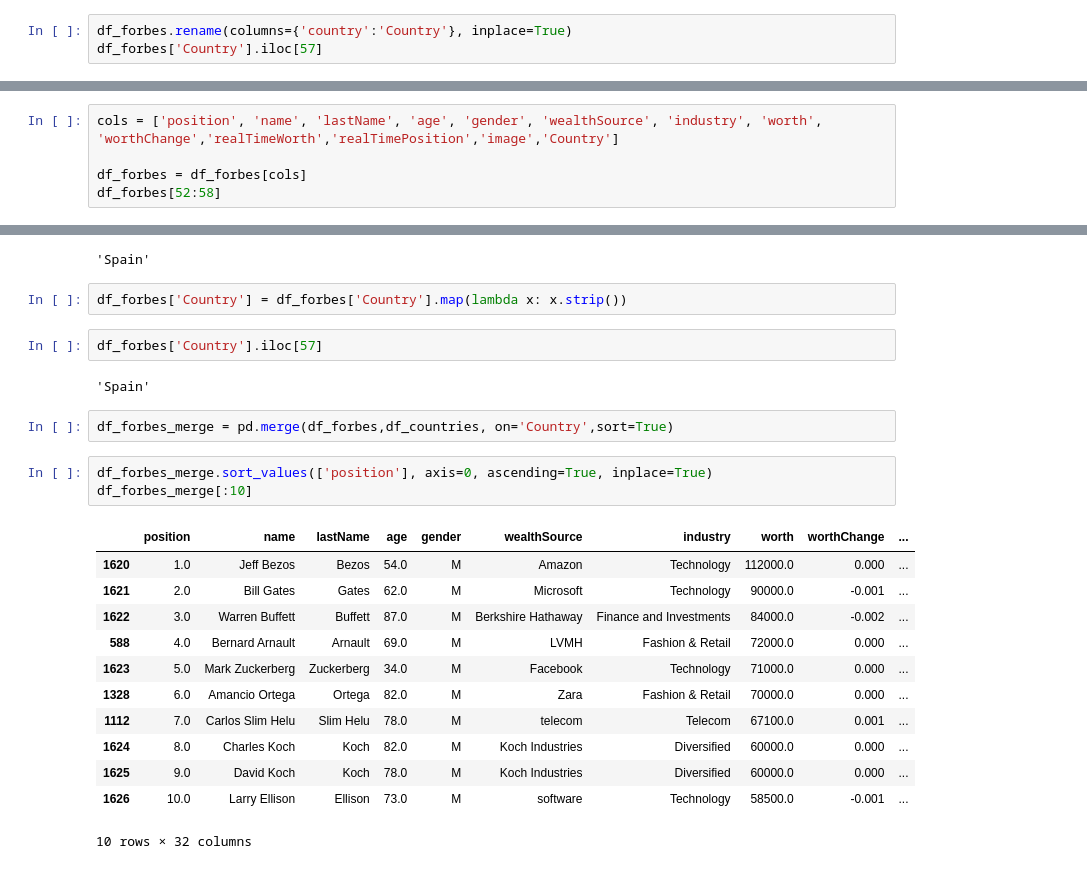
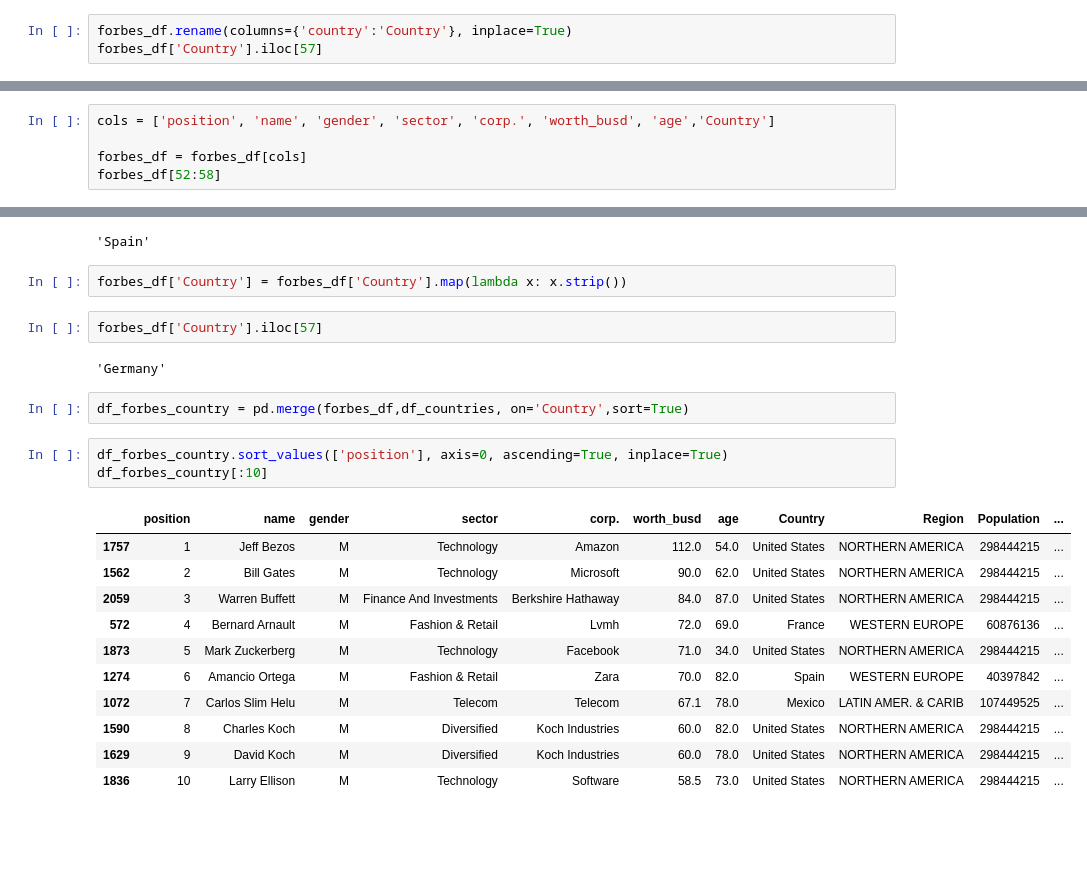
Before and after one commit to herreradelduque/Ironhack-Module-1-Project---Pandas-Pipelines, a Jupyter notebook: notebooks/notebook2.ipynb, the cells around one changed output, grey strips where cells are left out. Drawn from its saved outputs; the diff is of its cells as text; blank space fills up the shorter version.

```diff
--- a/notebooks/notebook2.ipynb
+++ b/notebooks/notebook2.ipynb
@@ -100,6 +178,6 @@ df_countries['Country'].iloc[190]
 # %% [markdown]
 ...but not in df_forbes
 # %%
-df_forbes.rename(columns={'country':'Country'}, inplace=True)
-df_forbes['Country'].iloc[57]
+forbes_df.rename(columns={'country':'Country'}, inplace=True)
+forbes_df['Country'].iloc[57]
 # %% [output]
@@ -124,6 +197,6 @@ cols_forbes
 # %%
-cols = ['position', 'name', 'lastName', 'age', 'gender', 'wealthSource', 'industry', 'worth', 'worthChange','realTimeWorth','realTimePosition','image','Country']
+cols = ['position', 'name', 'gender', 'sector', 'corp.', 'worth_busd', 'age','Country']
 
-df_forbes = df_forbes[cols]
-df_forbes[52:58]
+forbes_df = forbes_df[cols]
+forbes_df[52:58]
 # %% [output]
@@ -141,26 +214,25 @@ df_countries['Country'].iloc[190]
 # %% [output]
 'Spain'
 # %%
-df_forbes['Country'] = df_forbes['Country'].map(lambda x: x.strip())
+forbes_df['Country'] = forbes_df['Country'].map(lambda x: x.strip())
 # %%
-df_forbes['Country'].iloc[57]
+forbes_df['Country'].iloc[57]
 # %% [output]
-'Spain'
+'Germany'
 # %%
-df_forbes_merge = pd.merge(df_forbes,df_countries, on='Country',sort=True)
+df_forbes_country = pd.merge(forbes_df,df_countries, on='Country',sort=True)
 # %%
-df_forbes_merge.sort_values(['position'], axis=0, ascending=True, inplace=True)
-df_forbes_merge[:10]
+df_forbes_country.sort_values(['position'], axis=0, ascending=True, inplace=True)
+df_forbes_country[:10]
 # %% [output]
-|  | position | name | lastName | age | gender | wealthSource | industry | worth | worthChange | ... |
-| 1620 | 1.0 | Jeff Bezos | Bezos | 54.0 | M | Amazon | Technology | 112000.0 | 0.000 | ... |
-| 1621 | 2.0 | Bill Gates | Gates | 62.0 | M | Microsoft | Technology | 90000.0 | -0.001 | ... |
-| 1622 | 3.0 | Warren Buffett | Buffett | 87.0 | M | Berkshire Hathaway | Finance and Investments | 84000.0 | -0.002 | ... |
-| 588 | 4.0 | Bernard Arnault | Arnault | 69.0 | M | LVMH | Fashion & Retail | 72000.0 | 0.000 | ... |
-| 1623 | 5.0 | Mark Zuckerberg | Zuckerberg | 34.0 | M | Facebook | Technology | 71000.0 | 0.000 | ... |
-| 1328 | 6.0 | Amancio Ortega | Ortega | 82.0 | M | Zara | Fashion & Retail | 70000.0 | 0.000 | ... |
-| 1112 | 7.0 | Carlos Slim Helu | Slim Helu | 78.0 | M | telecom | Telecom | 67100.0 | 0.001 | ... |
-| 1624 | 8.0 | Charles Koch | Koch | 82.0 | M | Koch Industries | Diversified | 60000.0 | 0.000 | ... |
-| 1625 | 9.0 | David Koch | Koch | 78.0 | M | Koch Industries | Diversified | 60000.0 | 0.000 | ... |
-| 1626 | 10.0 | Larry Ellison | Ellison | 73.0 | M | software | Technology | 58500.0 | -0.001 | ... |
+|  | position | name | gender | sector | corp. | worth_busd | age | Country | Region | Population | ... |
+| 1757 | 1 | Jeff Bezos | M | Technology | Amazon | 112.0 | 54.0 | United States | NORTHERN AMERICA | 298444215 | ... |
+| 1562 | 2 | Bill Gates | M | Technology | Microsoft | 90.0 | 62.0 | United States | NORTHERN AMERICA | 298444215 | ... |
+| 2059 | 3 | Warren Buffett | M | Finance And Investments | Berkshire Hathaway | 84.0 | 87.0 | United States | NORTHERN AMERICA | 298444215 | ... |
+| 572 | 4 | Bernard Arnault | M | Fashion & Retail | Lvmh | 72.0 | 69.0 | France | WESTERN EUROPE | 60876136 | ... |
+| 1873 | 5 | Mark Zuckerberg | M | Technology | Facebook | 71.0 | 34.0 | United States | NORTHERN AMERICA | 298444215 | ... |
+| 1274 | 6 | Amancio Ortega | M | Fashion & Retail | Zara | 70.0 | 82.0 | Spain | WESTERN EUROPE | 40397842 | ... |
+| 1072 | 7 | Carlos Slim Helu | M | Telecom | Telecom | 67.1 | 78.0 | Mexico | LATIN AMER. & CARIB | 107449525 | ... |
+| 1590 | 8 | Charles Koch | M | Diversified | Koch Industries | 60.0 | 82.0 | United States | NORTHERN AMERICA | 298444215 | ... |
+| 1629 | 9 | David Koch | M | Diversified | Koch Industries | 60.0 | 78.0 | United States | NORTHERN AMERICA | 298444215 | ... |
+| 1836 | 10 | Larry Ellison | M | Technology | Software | 58.5 | 73.0 | United States | NORTHERN AMERICA | 298444215 | ... |
-10 rows × 32 columns
```
Also changed, not shown: parts of 31 cells of this notebook, 4 other files.
